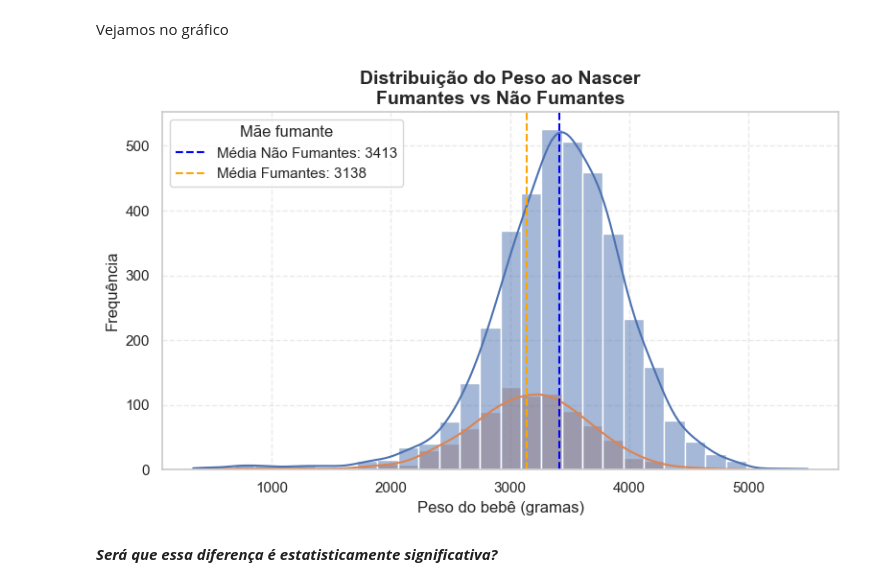
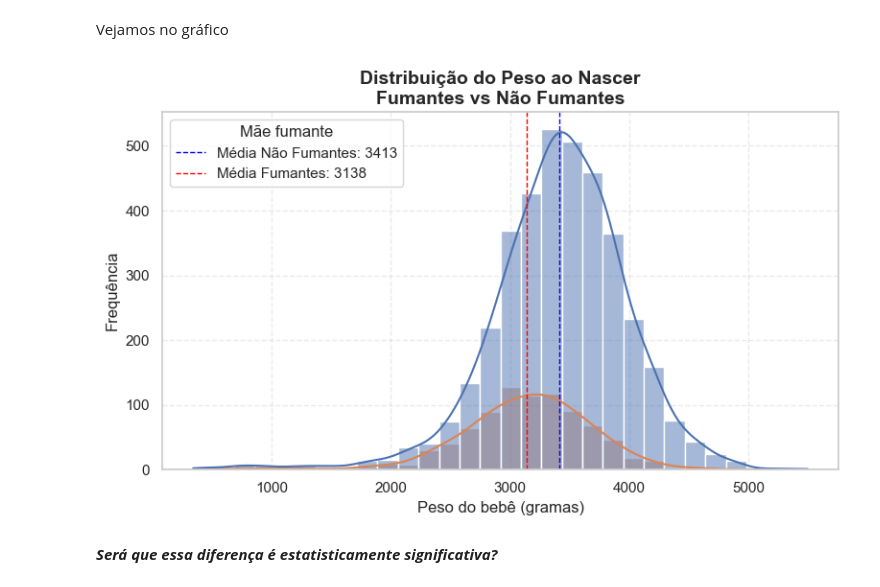
Before and after one commit to Daniel-Uhr/UFSC_2025, a Jupyter notebook: Seminario_2025_UFSC.ipynb, the cells around one changed output. Saved outputs shown, nothing was run; the diff lists cells and outputs as text; code cells hidden in the pictures.

```diff
--- a/Seminario_2025_UFSC.ipynb
+++ b/Seminario_2025_UFSC.ipynb
@@ -487,36 +511,36 @@ Vejamos no gráfico
 # %%
 # Definir estilo e paleta
 sns.set_theme(style="whitegrid", palette="deep")
 
 plt.figure(figsize=(8,5))
 sns.histplot(
     data=df,
     x="bweight",
     hue="Treated",        # variável de grupo (0 = não fumantes, 1 = fumantes)
     bins=30,
     kde=True,
     alpha=0.5
 )
 
 # Adicionar linhas das médias
-plt.axvline(media_nao_fumante, color="blue", linestyle="--", linewidth=1.5, label=f"Média Não Fumantes: {media_nao_fumante:.0f}")
-plt.axvline(media_fumante, color="orange", linestyle="--", linewidth=1.5, label=f"Média Fumantes: {media_fumante:.0f}")
+plt.axvline(media_nao_fumante, color="blue", linestyle="--", linewidth=1.0, label=f"Média Não Fumantes: {media_nao_fumante:.0f}")
+plt.axvline(media_fumante, color="red", linestyle="--", linewidth=1.0, label=f"Média Fumantes: {media_fumante:.0f}")
 
 # Títulos e rótulos
 plt.title("Distribuição do Peso ao Nascer\nFumantes vs Não Fumantes", fontsize=14, weight="bold")
 plt.xlabel("Peso do bebê (gramas)", fontsize=12)
 plt.ylabel("Frequência", fontsize=12)
 
 # Ajustar legenda
 plt.legend(title="Mãe fumante")
 
 # Ajustar grid
 plt.grid(True, linestyle="--", alpha=0.4)
 
 plt.tight_layout()
 plt.show()
 # %% [output]
-[figure, old version]
+[figure, new version]
 # %% [markdown]
 ***Será que essa diferença é estatisticamente significativa?***
 # %%
```
Also changed, not shown: parts of 46 cells of this notebook.
